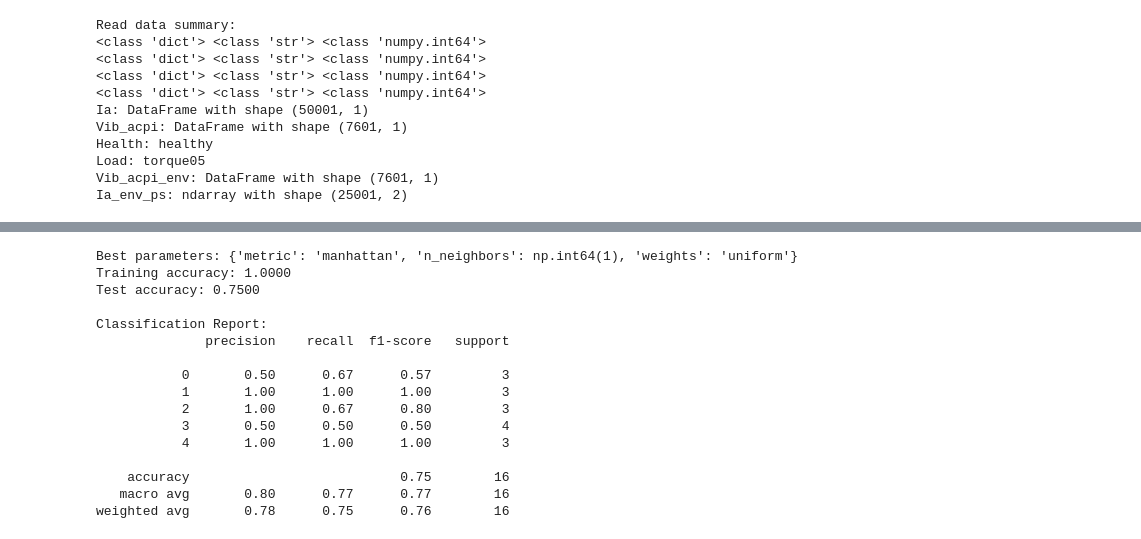
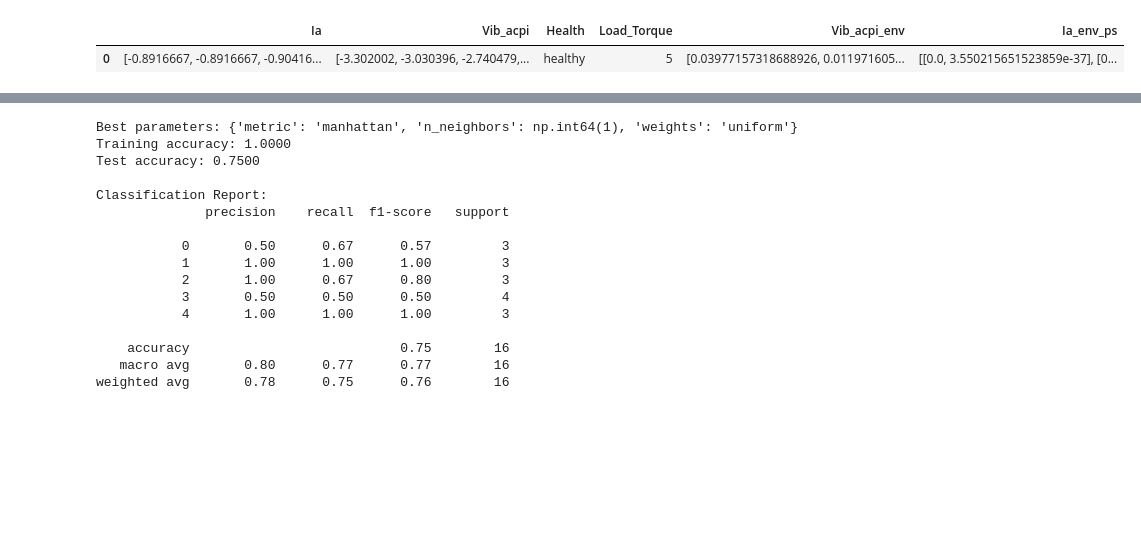
Before and after one commit to rr-ifx/FaultDetection, a Jupyter notebook: fault_detect.ipynb, the cells around one changed output, grey strips where cells are left out. Cells and saved outputs as stored; diff of their text form; code cells hidden in the pictures; blank space fills up the shorter version.

```diff
--- a/fault_detect.ipynb
+++ b/fault_detect.ipynb
@@ -198,34 +140,10 @@ def read_member_data(filename: str, variables: list[str]) -> DataFrame:
     # Create DataFrame from dictionary
     return pd.DataFrame(data_dict)
 # %%
-def ens_read(data_file_name: str) -> pd.DataFrame:
-    return read_member_data(filename=data_file_name,
-                            variables=["Ia", "Vib_acpi", "Health", "Load",
-                                       # synthetic features:
-                                        "Vib_acpi_env", "Ia_env_ps"])
-
-ens_data_files: list[str] = [os.path.join(folder, f) for f in os.listdir(folder) if f.endswith(".mat")]
-
-print("\nRead data summary:")
-T = ens_read(ens_data_files[0])
-for col in T.columns:
-    val = T.iloc[0][col]
-    if hasattr(val, 'shape'):
-        print(f"{col}: {type(val).__name__} with shape {val.shape}")
-    else:
-        print(f"{col}: {val}")
+read_variables(all_experiments[0])
 # %% [output]
-Read data summary:
-<class 'dict'> <class 'str'> <class 'numpy.int64'>
-<class 'dict'> <class 'str'> <class 'numpy.int64'>
-<class 'dict'> <class 'str'> <class 'numpy.int64'>
-<class 'dict'> <class 'str'> <class 'numpy.int64'>
-Ia: DataFrame with shape (50001, 1)
-Vib_acpi: DataFrame with shape (7601, 1)
-Health: healthy
-Load: torque05
-Vib_acpi_env: DataFrame with shape (7601, 1)
-Ia_env_ps: ndarray with shape (25001, 2)
+|  | Ia | Vib_acpi | Health | Load_Torque | Vib_acpi_env | Ia_env_ps |
+| 0 | [-0.8916667, -0.8916667, -0.90416... | [-3.302002, -3.030396, -2.740479,... | healthy | 5 | [0.03977157318688926, 0.011971605... | [[0.0, 3.550215651523859e-37], [0... |
 # %%
 # Lists to store features and labels
 features = []
```
Also changed, not shown: parts of 7 cells of this notebook.
